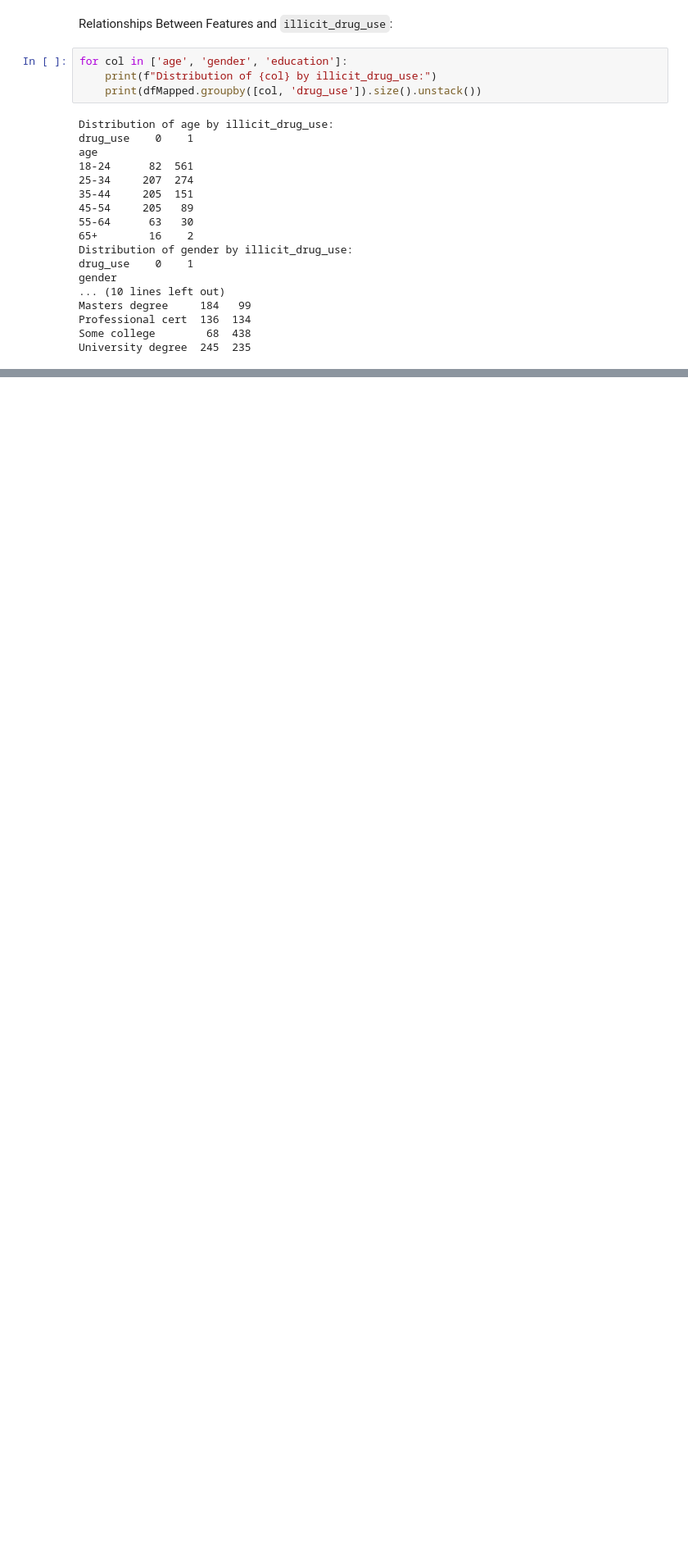
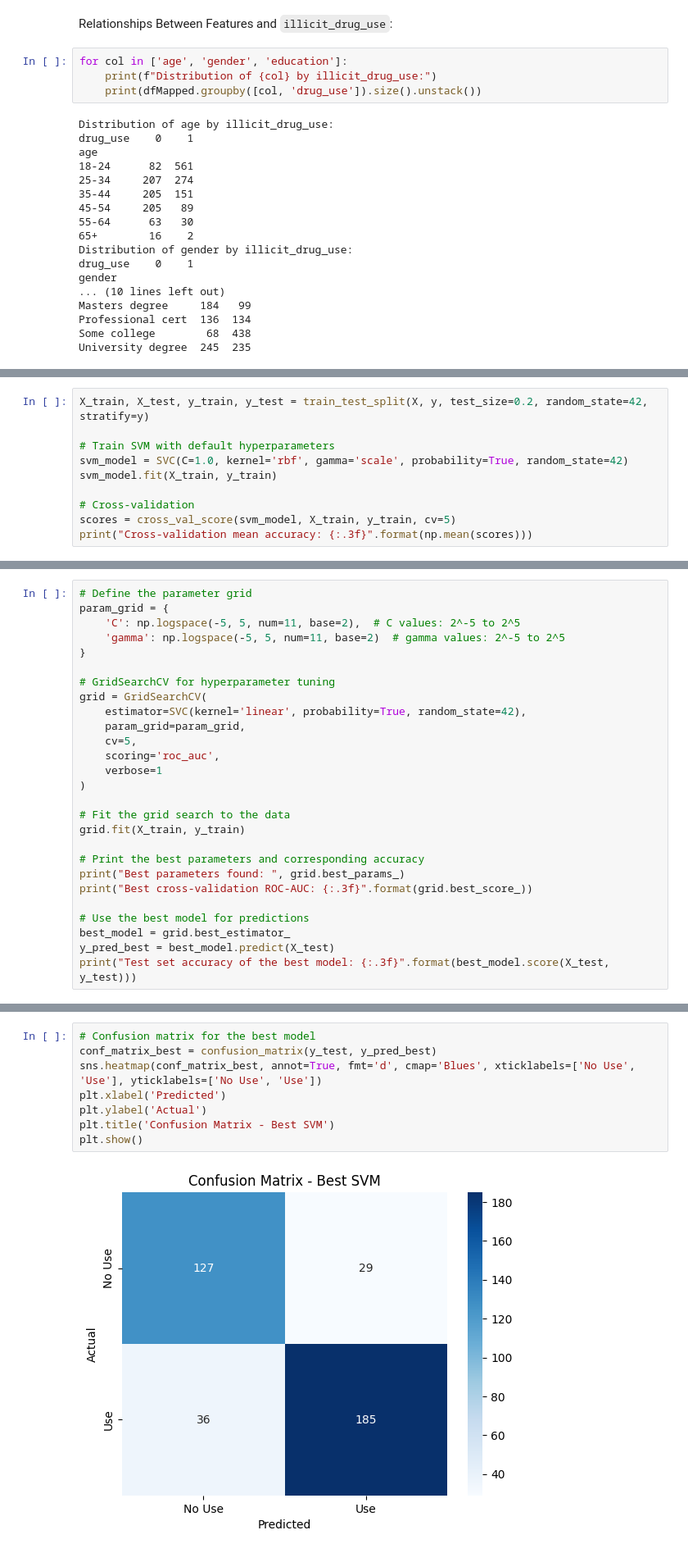
Before and after one commit to rohanxavier33/finalDrug, a Jupyter notebook: finalDrug.ipynb, the cells around one changed output, grey strips where cells are left out. Shown at 82% size. Cells and saved outputs as stored; diff of their text form; blank space fills up the shorter version.

```diff
--- a/finalDrug.ipynb
+++ b/finalDrug.ipynb
@@ -315,0 +619,10 @@ University degree  245  235
+# %%
+X_train, X_test, y_train, y_test = train_test_split(X, y, test_size=0.2, random_state=42, stratify=y)
+
+# Train SVM with default hyperparameters
+svm_model = SVC(C=1.0, kernel='rbf', gamma='scale', probability=True, random_state=42)
+svm_model.fit(X_train, y_train)
+
+# Cross-validation
+scores = cross_val_score(svm_model, X_train, y_train, cv=5)
+print("Cross-validation mean accuracy: {:.3f}".format(np.mean(scores)))
@@ -315,0 +675,27 @@ University degree  245  235
+# %%
+# Define the parameter grid
+param_grid = {
+    'C': np.logspace(-5, 5, num=11, base=2),  # C values: 2^-5 to 2^5
+    'gamma': np.logspace(-5, 5, num=11, base=2)  # gamma values: 2^-5 to 2^5
+}
+
+# GridSearchCV for hyperparameter tuning
+grid = GridSearchCV(
+    estimator=SVC(kernel='linear', probability=True, random_state=42),
+    param_grid=param_grid,
+    cv=5,
+    scoring='roc_auc',
+    verbose=1
+)
+
+# Fit the grid search to the data
+grid.fit(X_train, y_train)
+
+# Print the best parameters and corresponding accuracy
+print("Best parameters found: ", grid.best_params_)
+print("Best cross-validation ROC-AUC: {:.3f}".format(grid.best_score_))
+
+# Use the best model for predictions
+best_model = grid.best_estimator_
+y_pred_best = best_model.predict(X_test)
+print("Test set accuracy of the best model: {:.3f}".format(best_model.score(X_test, y_test)))
@@ -315,0 +707,10 @@ University degree  245  235
+# %%
+# Confusion matrix for the best model
+conf_matrix_best = confusion_matrix(y_test, y_pred_best)
+sns.heatmap(conf_matrix_best, annot=True, fmt='d', cmap='Blues', xticklabels=['No Use', 'Use'], yticklabels=['No Use', 'Use'])
+plt.xlabel('Predicted')
+plt.ylabel('Actual')
+plt.title('Confusion Matrix - Best SVM')
+plt.show()
+# %% [output]
+[figure, added]
```
Also changed, not shown: parts of 28 cells of this notebook.
